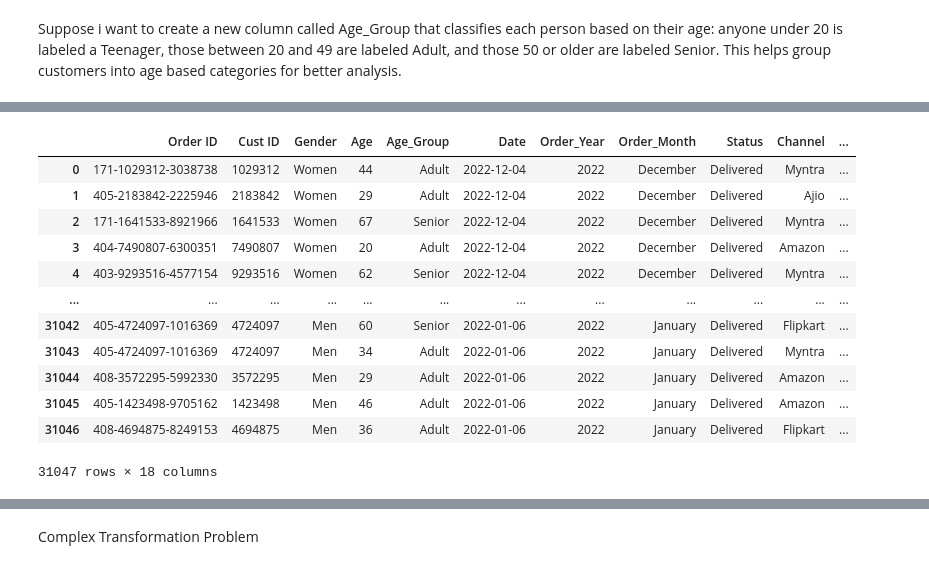
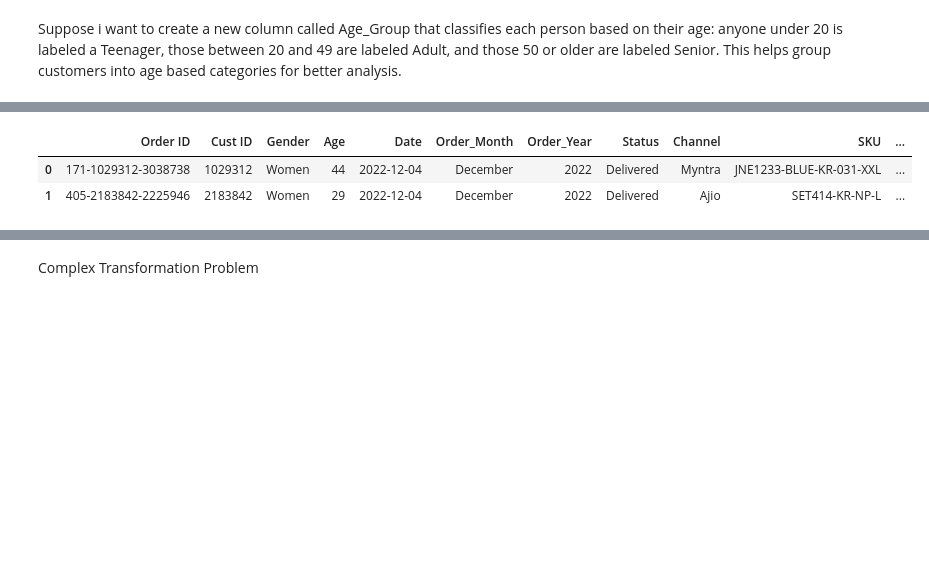
Before and after one commit to Omkar-01s/GEN-AI-DATA-ANALYST, a Jupyter notebook: examples/demo.ipynb, the cells around one changed output, grey strips where cells are left out. Drawn from its saved outputs; the diff is of its cells as text; code cells hidden in the pictures; blank space fills up the shorter version.

Commit message:
Add transform()

```diff
--- a/examples/demo.ipynb
+++ b/examples/demo.ipynb
@@ -168,19 +225,9 @@ transformed_data = assistant.clean(transformed_data, prompt="Drop the following
 # %%
-transformed_data
+transformed_data.head(2)
 # %% [output]
-|  | Order ID | Cust ID | Gender | Age | Age_Group | Date | Order_Year | Order_Month | Status | Channel | ... |
-| 0 | 171-1029312-3038738 | 1029312 | Women | 44 | Adult | 2022-12-04 | 2022 | December | Delivered | Myntra | ... |
-| 1 | 405-2183842-2225946 | 2183842 | Women | 29 | Adult | 2022-12-04 | 2022 | December | Delivered | Ajio | ... |
-| 2 | 171-1641533-8921966 | 1641533 | Women | 67 | Senior | 2022-12-04 | 2022 | December | Delivered | Myntra | ... |
-| 3 | 404-7490807-6300351 | 7490807 | Women | 20 | Adult | 2022-12-04 | 2022 | December | Delivered | Amazon | ... |
-| 4 | 403-9293516-4577154 | 9293516 | Women | 62 | Senior | 2022-12-04 | 2022 | December | Delivered | Myntra | ... |
-| ... | ... | ... | ... | ... | ... | ... | ... | ... | ... | ... | ... |
-| 31042 | 405-4724097-1016369 | 4724097 | Men | 60 | Senior | 2022-01-06 | 2022 | January | Delivered | Flipkart | ... |
-| 31043 | 405-4724097-1016369 | 4724097 | Men | 34 | Adult | 2022-01-06 | 2022 | January | Delivered | Myntra | ... |
-| 31044 | 408-3572295-5992330 | 3572295 | Men | 29 | Adult | 2022-01-06 | 2022 | January | Delivered | Amazon | ... |
-| 31045 | 405-1423498-9705162 | 1423498 | Men | 46 | Adult | 2022-01-06 | 2022 | January | Delivered | Amazon | ... |
-| 31046 | 408-4694875-8249153 | 4694875 | Men | 36 | Adult | 2022-01-06 | 2022 | January | Delivered | Flipkart | ... |
+|  | Order ID | Cust ID | Gender | Age | Date | Order_Month | Order_Year | Status | Channel | SKU | ... |
+| 0 | 171-1029312-3038738 | 1029312 | Women | 44 | 2022-12-04 | December | 2022 | Delivered | Myntra | JNE1233-BLUE-KR-031-XXL | ... |
+| 1 | 405-2183842-2225946 | 2183842 | Women | 29 | 2022-12-04 | December | 2022 | Delivered | Ajio | SET414-KR-NP-L | ... |
-31047 rows × 18 columns
 # %%
 category_summary_transformed = {}
 
```
Also changed, not shown: parts of 12 cells of this notebook, 3 other files.
